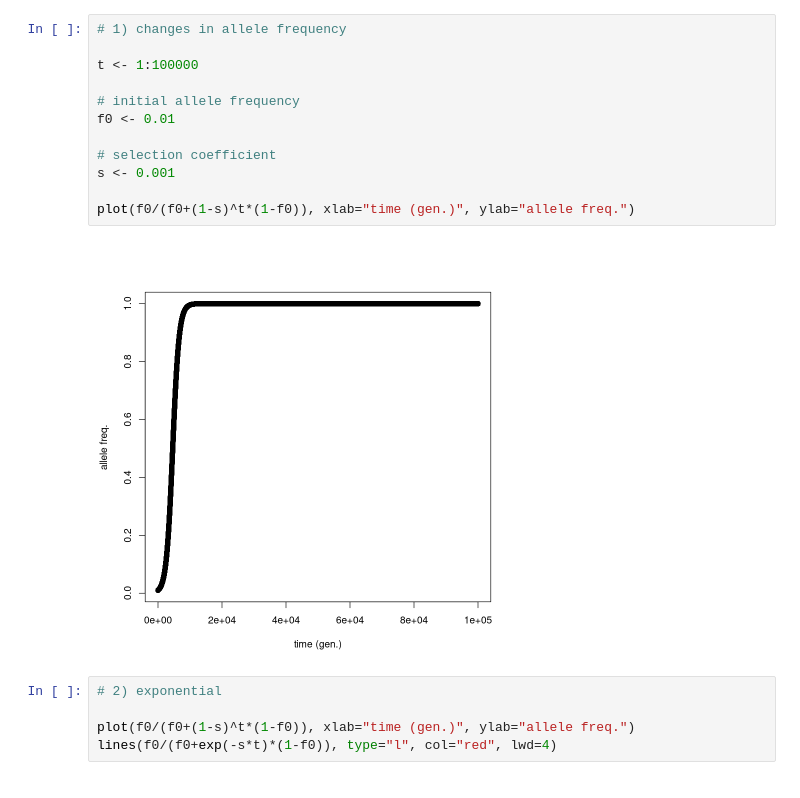
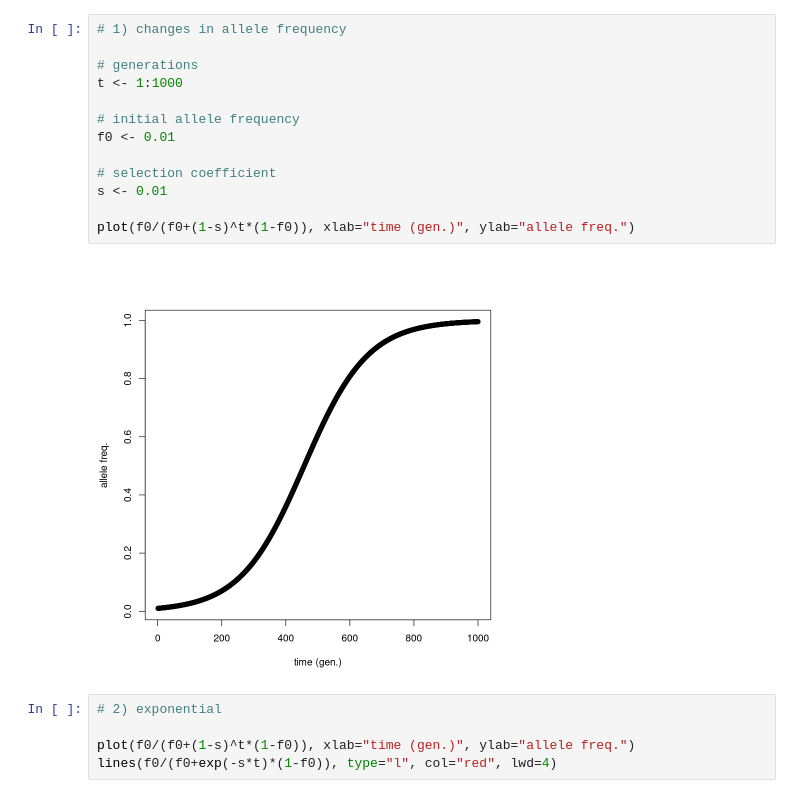
Before and after one commit to manolofperez/Physalia_MLPopGen, a Jupyter notebook: 2025/Day4/theory.ipynb, the cells around one changed output. Drawn from its saved outputs; the diff is of its cells as text.

```diff
--- a/2025/Day4/theory.ipynb
+++ b/2025/Day4/theory.ipynb
@@ -1,17 +1,18 @@
 # %%
 # 1) changes in allele frequency
 
-t <- 1:100000
+# generations
+t <- 1:1000
 
 # initial allele frequency
 f0 <- 0.01
 
 # selection coefficient
-s <- 0.001
+s <- 0.01
 
 plot(f0/(f0+(1-s)^t*(1-f0)), xlab="time (gen.)", ylab="allele freq.")
 # %% [output]
-[figure, old version]
+[figure, new version]
 # %%
 # 2) exponential
 
```
Also changed, not shown: parts of 1 cell of this notebook.
